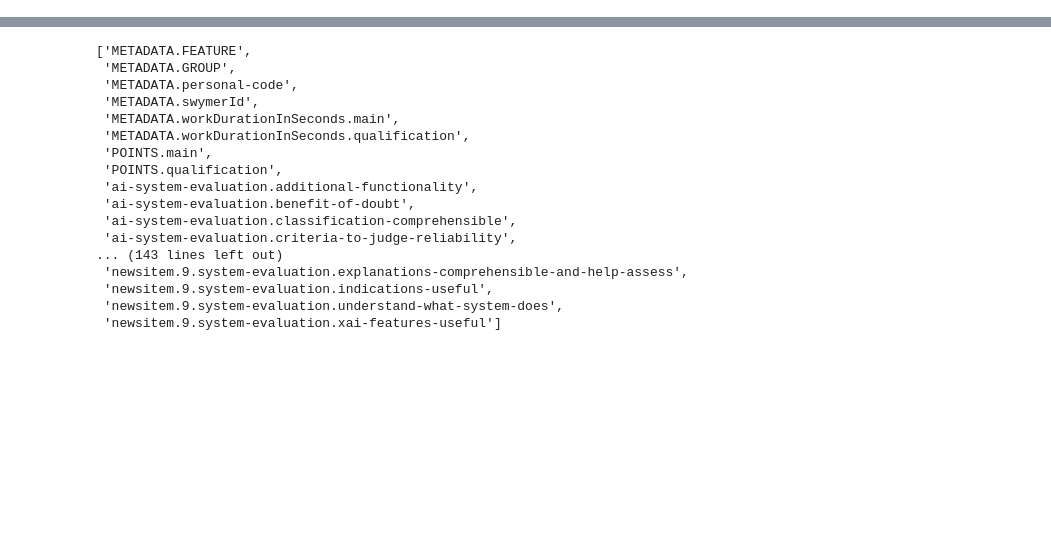
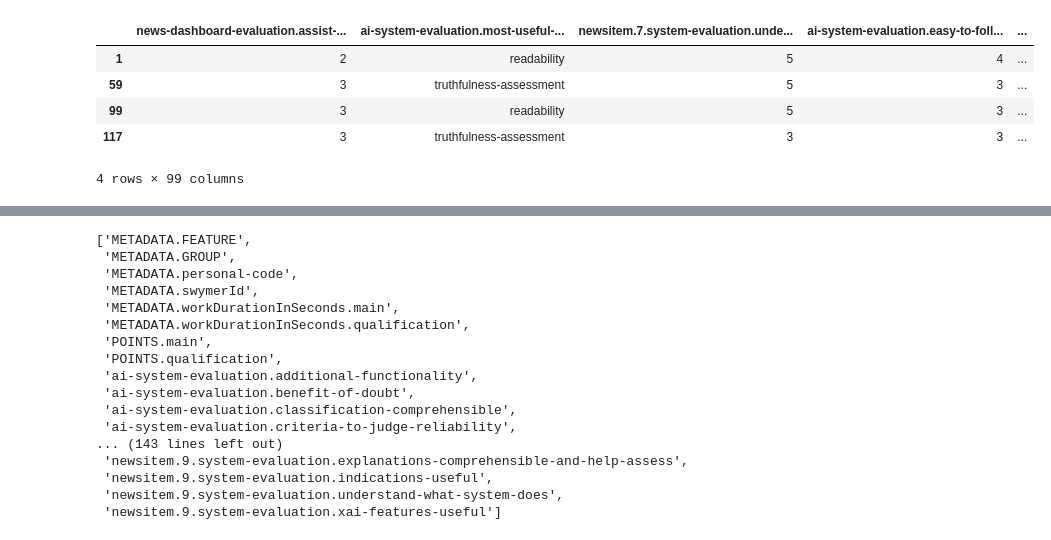
Before and after one commit to csomorbalazs/xai-experiment, a Jupyter notebook: postprocessing/Data_Cleaning_XAI.ipynb, the cells around one changed output, grey strips where cells are left out. Saved outputs shown, nothing was run; the diff lists cells and outputs as text; code cells hidden in the pictures; blank space fills up the shorter version.

```diff
--- a/postprocessing/Data_Cleaning_XAI.ipynb
+++ b/postprocessing/Data_Cleaning_XAI.ipynb
@@ -94,0 +94,10 @@ df_v1 = pd.merge(df_v1_q, df_v1_m, on='swymerId', how='inner', suffixes=('.quali
+# %%
+# dataframe of participants who are in the main task of v2, but not in either qualification task
+df_v2_m[~df_v2_m.swymerId.isin(df_v1_q.swymerId) & ~df_v2_m.swymerId.isin(df_v2_q.swymerId)]
+# %% [output]
+|  | news-dashboard-evaluation.assist-... | ai-system-evaluation.most-useful-... | newsitem.7.system-evaluation.unde... | ai-system-evaluation.easy-to-foll... | ... |
+| 1 | 2 | readability | 5 | 4 | ... |
+| 59 | 3 | truthfulness-assessment | 5 | 3 | ... |
+| 99 | 3 | readability | 5 | 3 | ... |
+| 117 | 3 | truthfulness-assessment | 3 | 3 | ... |
+4 rows × 99 columns
```
Also changed, not shown: parts of 18 cells of this notebook.
